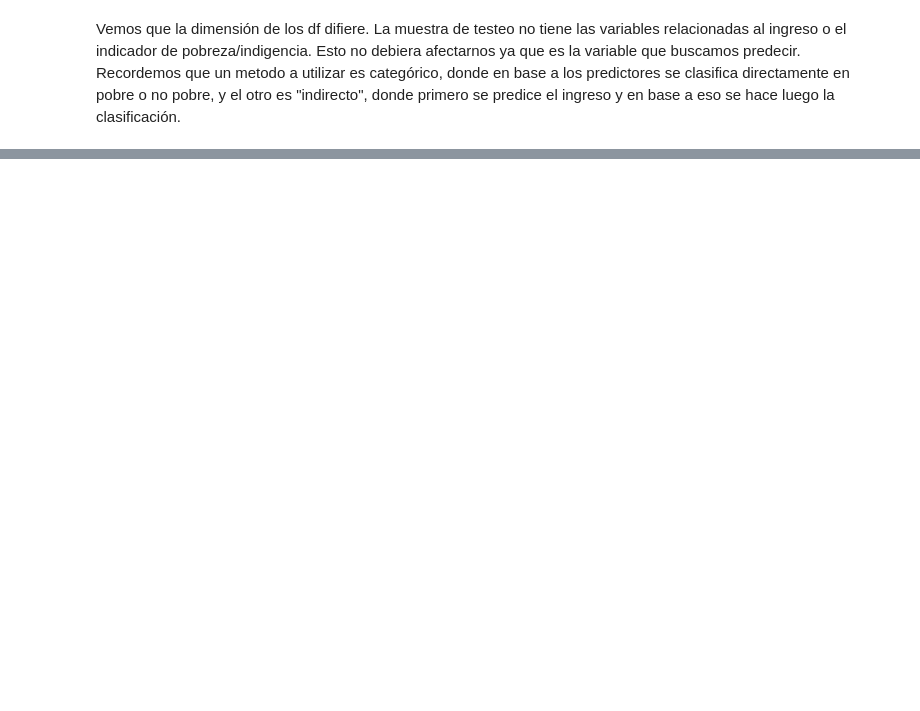
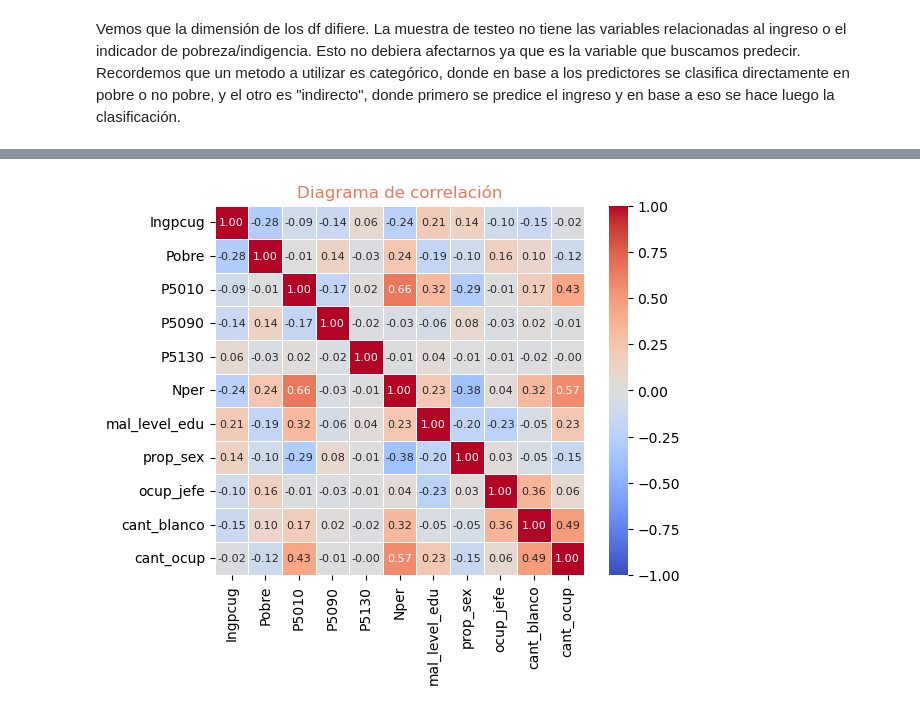
Before and after one commit to dipla70/ML-TP2, a Jupyter notebook: problem_set2.ipynb, the cells around one changed output, grey strips where cells are left out. Drawn from its saved outputs; the diff is of its cells as text; code cells hidden in the pictures; blank space fills up the shorter version.

```diff
--- a/problem_set2.ipynb
+++ b/problem_set2.ipynb
@@ -146,0 +191,20 @@ np.float64(0.20019398642095054)
+# %%
+#Contamos la cantidad de personas trabajando en blanco que tiene el hogar
+
+# Crear una variable que sea 1 si la persona está en blanco (P6870 == 1) y 0 en cualquier otro caso
+train_personas['blanco'] = (train_personas['P6870'] == 1).astype(int)
+
+# Agrupar por 'id' y sumar la cantidad de personas en blanco en cada hogar
+cant_blanco_por_hogar = train_personas.groupby('id')['blanco'].sum()
+
+# Asignar la suma de personas en blanco a la nueva variable 'cant_blanco' en el DataFrame original
+train_personas['cant_blanco'] = train_personas['id'].map(cant_blanco_por_hogar)
+# %%
+# Crear una variable que sea 1 si la persona está ocupada (Oc == 1) y 0 en cualquier otro caso
+train_personas['ocupada'] = (train_personas['Oc'] == 1).astype(int)
+
+# Agrupar por 'id' y sumar la cantidad de personas ocupadas en cada hogar
+cant_ocupada_por_hogar = train_personas.groupby('id')['ocupada'].sum()
+
+# Asignar la suma de personas ocupadas a la nueva variable 'cant_ocupada' en el DataFrame original
+train_personas['cant_ocup'] = train_personas['id'].map(cant_ocupada_por_hogar)
@@ -146,0 +229,26 @@ np.float64(0.20019398642095054)
+# %%
+#Agregamos a la base de hogares las variables creadas en la base de personas
+
+# Agrupar las variables creadas por 'id' en la base 'train_personas'
+df_personas_agg = train_personas.groupby('id')[['mal_level_edu', 'prop_sex', 'ocup_jefe', 'cant_blanco', 'cant_ocup']].mean()
+
+# Unir la base 'train_hogares' con las variables agregadas de 'train_personas'
+train_hogares = train_hogares.merge(df_personas_agg, on='id', how='left')
+# %%
+#Ahora exponemos la matriz de correlación con todas las variables.
+
+columnas = ['Ingpcug', 'Pobre', 'P5010', 'P5090', 'P5130', 'Nper', 'mal_level_edu', 'prop_sex', 'ocup_jefe', 'cant_blanco', 'cant_ocup']
+corr = train_hogares[columnas].corr()
+
+# Crear el mapa de calor con escala fija de -1 a 1
+sns.heatmap(
+    corr, xticklabels=corr.columns, yticklabels=corr.columns, cmap='coolwarm', annot=True, fmt='.2f',
+    cbar=True, square=True, annot_kws={'size': 8}, linewidth=.5,
+    vmin=-1, vmax=1  # Configurar la escala fija de colores
+)
+
+# Personalizar el gráfico
+plt.title('Diagrama de correlación', color='#E9785D')
+plt.show()
+# %% [output]
+[figure, added]
```
Also changed, not shown: parts of 16 cells of this notebook, 1 other file.
